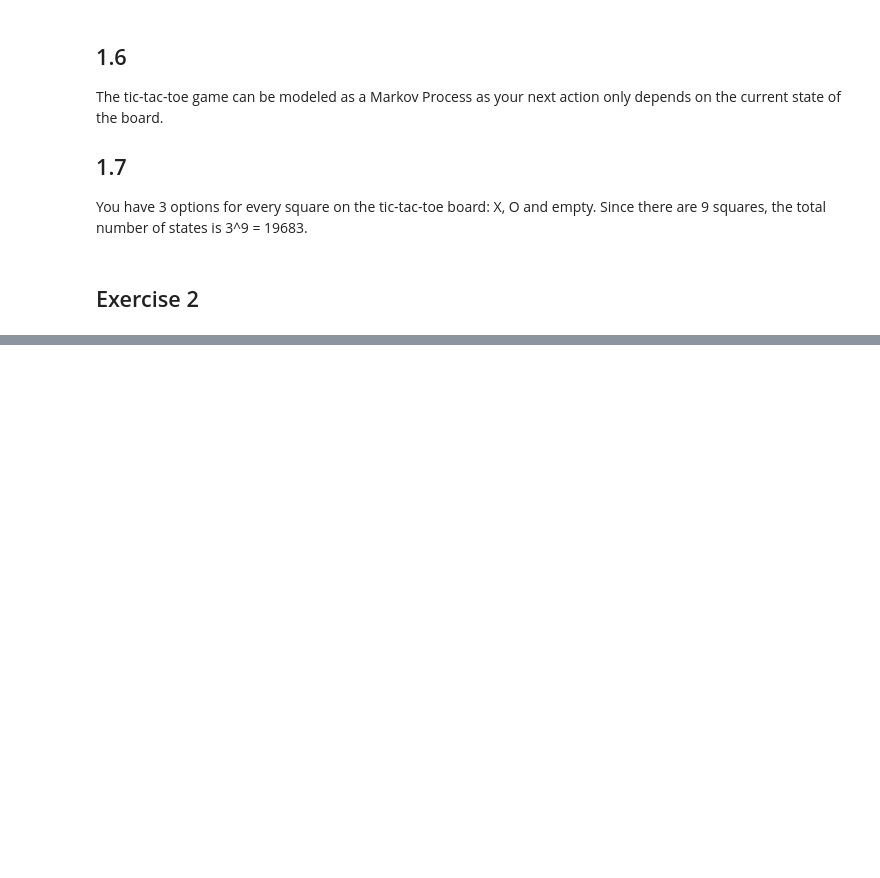
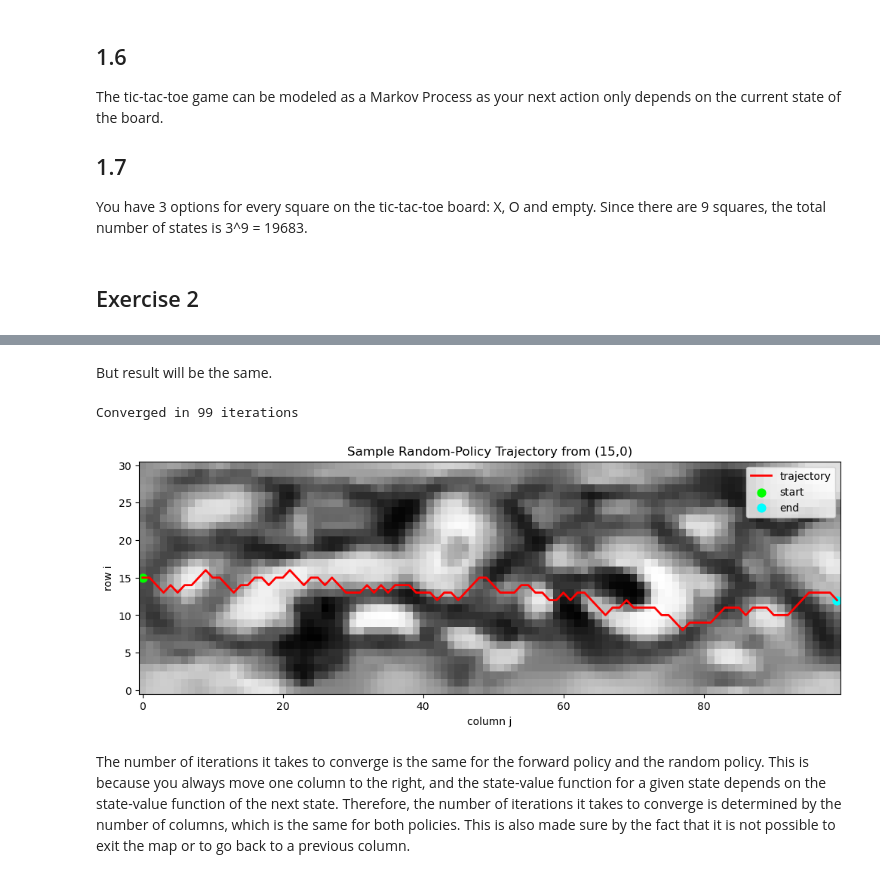
Before and after one commit to oddinho/Reinforcement-Learning-, a Jupyter notebook: Assignment2/p2.ipynb, the cells around one changed output, grey strips where cells are left out. Cells and saved outputs as stored; diff of their text form; code cells hidden in the pictures; blank space fills up the shorter version.

```diff
--- a/Assignment2/p2.ipynb
+++ b/Assignment2/p2.ipynb
@@ -49,0 +130,11 @@ You have 3 options for every square on the tic-tac-toe board: X, O and empty. Si
+# %%
+# 1) Build a flipped environment (horizontal flip)
+env_flip = Mountain_one()
+env_flip.map = env_flip.get_map()[:, ::-1].copy()
+
+# 2) "Always forward" on flipped map
+n_rows, n_cols = env_flip.get_map().shape
+policy_forward_flip = np.full((n_rows, n_cols), "forward", dtype=object)
+
+v_flip, n_iter = policy_evaluation(env_flip, policy_forward_flip, gamma=1.0, theta=1e-8)
+print("Converged in", n_iter, "iterations")
@@ -49,0 +172,55 @@ You have 3 options for every square on the tic-tac-toe board: X, O and empty. Si
+# %% [markdown]
+But result will be the same.
+# %%
+# Random deterministic policy over states:
+# each state gets one random action from {'upforward','forward','downforward'}
+rng = np.random.default_rng(42)  # seed for reproducibility
+actions = np.array(env.actions, dtype=object)  # ['upforward','forward','downforward']
+
+policy_random = rng.choice(actions, size=(n_rows, n_cols)).astype(object)
+V_random, n_iter_random = policy_evaluation(env, policy_random, gamma=1.0, theta=1e-8)
+print("Converged in", n_iter_random, "iterations")
+# %% [output]
+Converged in 99 iterations
+# %%
+import matplotlib.pyplot as plt
+import numpy as np
+
+def sample_trajectory(env, policy, start=(15, 0), max_steps=200):
+    s = start
+    traj = [s]
+
+    for _ in range(max_steps):
+        i, j = s
+        if j == env.get_map().shape[1] - 1:  # reached last column
+            break
+
+        a = policy[i, j]                      # action from random policy table
+        s = env.next_state(s, a)
+        traj.append(s)
+
+    return traj
+
+# sample trajectory from (15,0) under your random policy
+traj = sample_trajectory(env, policy_random, start=(15, 0))
+
+# plot on top of terrain
+terrain = env.get_map()
+rows = [s[0] for s in traj]
+cols = [s[1] for s in traj]
+
+plt.figure(figsize=(12, 4))
+plt.imshow(terrain, cmap="gray", aspect="auto")
+plt.plot(cols, rows, color="red", linewidth=2, label="trajectory")
+plt.scatter(cols[0], rows[0], color="lime", s=60, label="start")
+plt.scatter(cols[-1], rows[-1], color="cyan", s=60, label="end")
+plt.gca().invert_yaxis()  # optional: (0,0) at top-left visually
+plt.title("Sample Random-Policy Trajectory from (15,0)")
+plt.xlabel("column j")
+plt.ylabel("row i")
+plt.legend()
+plt.show()
+# %% [output]
+[figure, added]
+# %% [markdown]
+The number of iterations it takes to converge is the same for the forward policy and the random policy. This is because you always move one column to the right, and the state-value function for a given state depends on the state-value function of the next state. Therefore, the number of iterations it takes to converge is determined by the number of columns, which is the same for both policies. This is also made sure by the fact that it is not possible to exit the map or to go back to a previous column.
```
Also changed, not shown: parts of 14 cells of this notebook, 2 other files.
